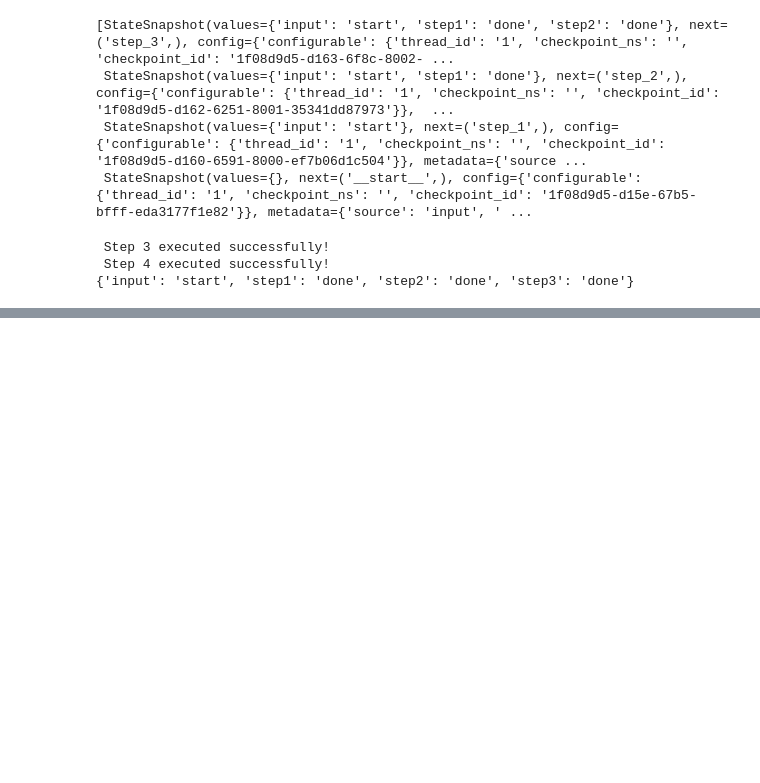
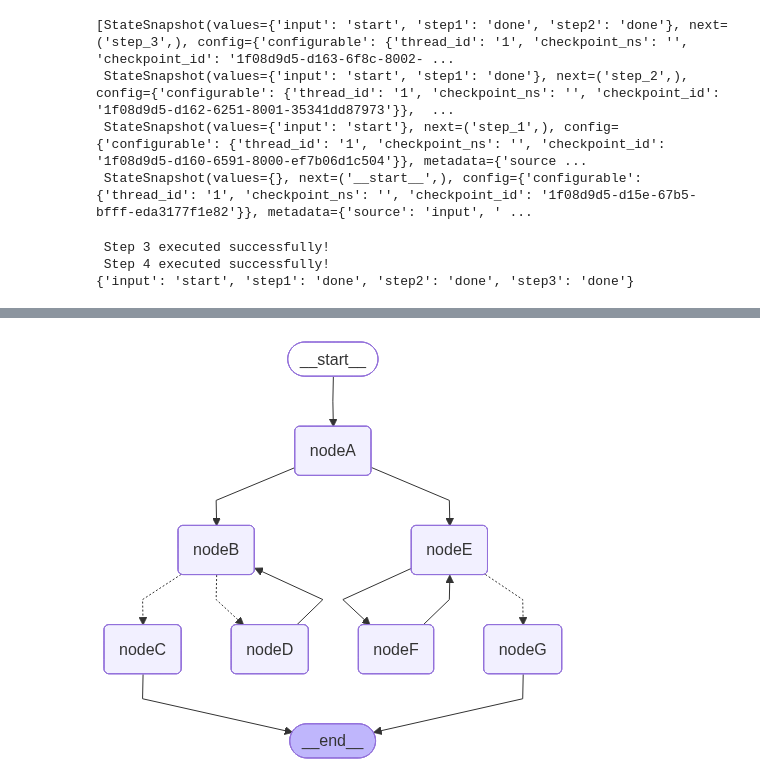
Before and after one commit to ZikGitHub/campusX_langgraph, a Jupyter notebook: practice_notebooks/2408_practice1.ipynb, the cells around one changed output, grey strips where cells are left out. Drawn from its saved outputs; the diff is of its cells as text; code cells hidden in the pictures; blank space fills up the shorter version.

```diff
--- a/practice_notebooks/2408_practice1.ipynb
+++ b/practice_notebooks/2408_practice1.ipynb
@@ -951,0 +1355,85 @@ print(final_state)
+# %%
+from langgraph.graph import START, StateGraph, END
+from typing import TypedDict
+
+
+class ChatState(TypedDict):
+    message: str
+
+
+def nodaA(state: ChatState):
+    return None
+
+
+def nodeB(state: ChatState):
+    return None
+
+
+def nodeC(state: ChatState):
+    return None
+
+
+def nodeD(state: ChatState):
+    return None
+
+
+def nodeE(state: ChatState):
+    return None
+
+
+def nodeF(state: ChatState):
+    return None
+
+
+def nodeG(state: ChatState):
+    return None
+
+
+def router(state: ChatState):
+    message = state['message']
+
+    if message:
+        return 'nodeD'
+
+    else:
+        return 'nodeC'
+
+
+def routerA(state: ChatState):
+    message = state["message"]
+
+    if message:
+        return "nodeF"
+
+    else:
+        return "nodeG"
+
+
+graph = StateGraph(ChatState)
+
+graph.add_node("nodeA", nodaA)
+graph.add_node("nodeB", nodeB)
+graph.add_node("nodeC", nodeC)
+graph.add_node("nodeD", nodeD)
+graph.add_node("nodeE", nodeE)
+graph.add_node("nodeF", nodeF)
+graph.add_node("nodeG", nodeG)
+
+
+graph.add_edge(START, "nodeA")
+graph.add_edge('nodeA', 'nodeB')
+graph.add_edge("nodeA", "nodeE")
+graph.add_edge("nodeE", "nodeF")
+
+graph.add_conditional_edges("nodeB", router, {"nodeC": "nodeC", "nodeD": "nodeD"})
+graph.add_conditional_edges("nodeE", router, {"nodeF": "nodeF", "nodeG": "nodeG"})
+graph.add_edge("nodeD", 'nodeB')
+graph.add_edge("nodeC", END)
+graph.add_edge('nodeF', 'nodeE')
+graph.add_edge("nodeG", END)
+
+
+workflow = graph.compile()
+workflow
+# %% [output]
+[figure, added]
```
Also changed, not shown: parts of 8 cells of this notebook, 7 other files.
